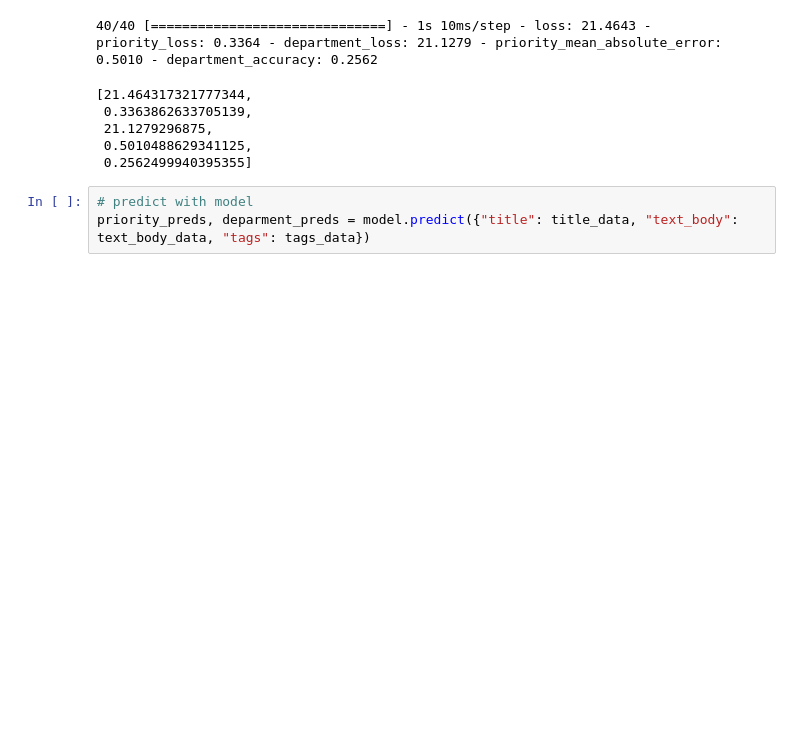
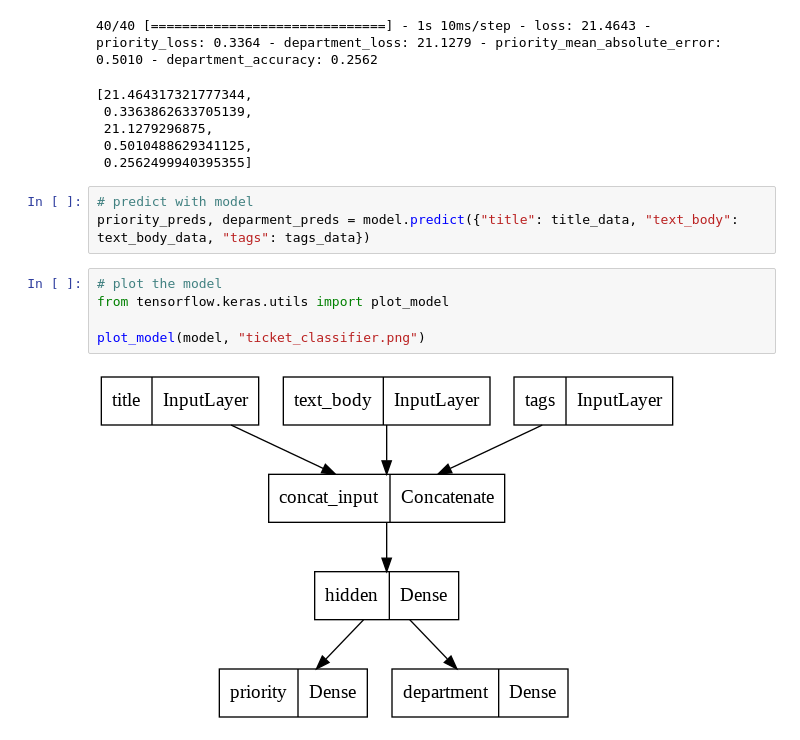
Before and after one commit to CKeibel/tensorflow, a Jupyter notebook: 03-keras-deep-dive/building_models.ipynb, the cells around one changed output. Cells and saved outputs as stored; diff of their text form; blank space fills up the shorter version.

Commit message:
plotting model graph

```diff
--- a/03-keras-deep-dive/building_models.ipynb
+++ b/03-keras-deep-dive/building_models.ipynb
@@ -178,3 +178,10 @@ model.evaluate(x={"title": title_data, "text_body": text_body_data, "tags": tags
 # %%
 # predict with model
 priority_preds, deparment_preds = model.predict({"title": title_data, "text_body": text_body_data, "tags": tags_data})
+# %%
+# plot the model
+from tensorflow.keras.utils import plot_model
+
+plot_model(model, "ticket_classifier.png")
+# %% [output]
+[figure, added]
```
Also changed, not shown: parts of 1 cell of this notebook.
